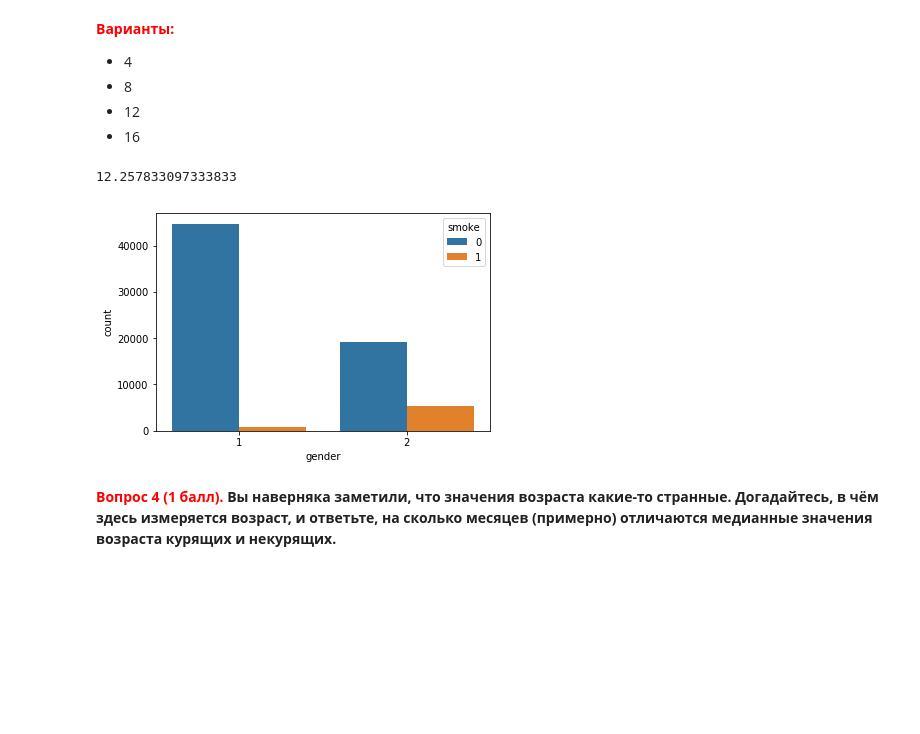
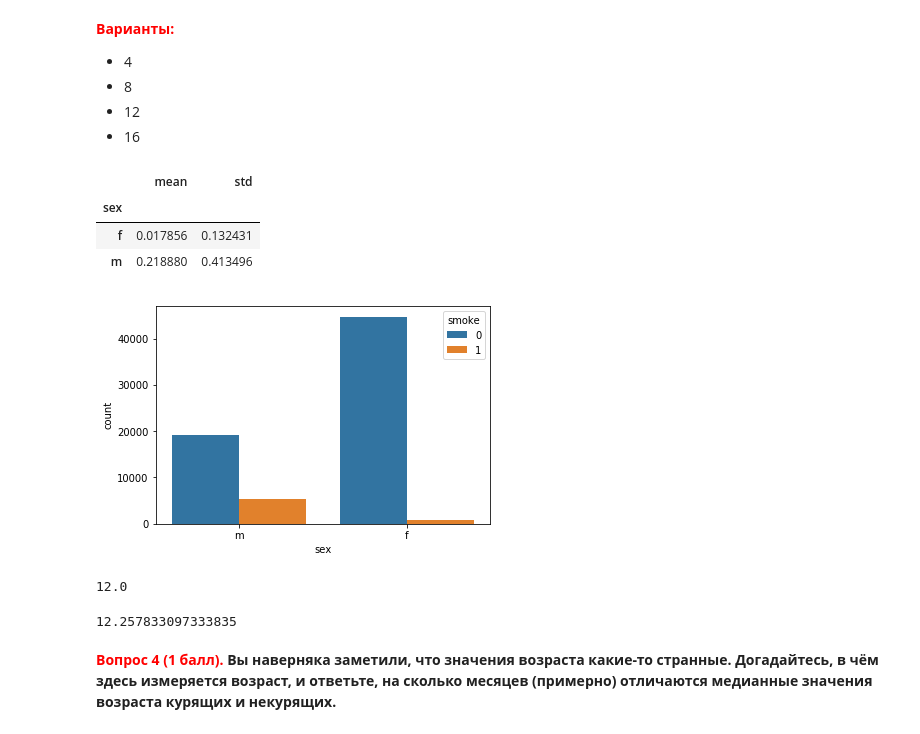
Before and after one commit to Rattenkrieg/mlcourse_open, a Jupyter notebook: jupyter_russian/homeworks/hw1_session3_data_analysis_pandas.ipynb, the cells around one changed output. Saved outputs shown, nothing was run; the diff lists cells and outputs as text; code cells hidden in the pictures; blank space fills up the shorter version.

```diff
--- a/jupyter_russian/homeworks/hw1_session3_data_analysis_pandas.ipynb
+++ b/jupyter_russian/homeworks/hw1_session3_data_analysis_pandas.ipynb
@@ -107,0 +111,5 @@ Name: gender, dtype: int64
+# %%
+df['sex'] = df['gender'].map(lambda x: 'm' if x == 2 else 'f')
+
+
+df['sex'].value_counts()
@@ -132,16 +151,26 @@ pd.crosstab(df['gender'], df['alco'], normalize=True, margins=True)
 - 12
 - 16
 # %%
-sns.countplot(x='gender', hue='smoke', data=df);
+sns.countplot(x='sex', hue='smoke', data=df);
 
 
-df[(df['gender'] == 2)]['smoke'].mean() / df[(df['gender'] == 1)]['smoke'].mean()
-
-
-df.groupby(['gender'])['smoke'].agg([np.mean, np.std])
+df.groupby(['sex'])['smoke'].agg([np.mean, np.std])
 # %% [output]
-12.257833097333833
+|  | mean | std |
+| sex |  |  |
+| f | 0.017856 | 0.132431 |
+| m | 0.218880 | 0.413496 |
-[figure, old version]
+[figure, new version]
+# %%
+round(df[(df['sex'] == 'm')]['smoke'].mean() / df[(df['sex'] == 'f')]['smoke'].mean())
+# %% [output]
+12.0
+# %%
+fsp = len(df[(df['sex'] == 'f') & df['smoke'] == 1]) * 100 / len(df[(df['sex'] == 'f')])
+msp = len(df[(df['sex'] == 'm') & df['smoke'] == 1]) * 100 / len(df[(df['sex'] == 'm')])
+msp/fsp
+# %% [output]
+12.257833097333835
 # %% [markdown]
 **<font color='red'>Вопрос 4 (1 балл).</font> Вы наверняка заметили, что значения возраста какие-то странные. Догадайтесь, в чём здесь измеряется возраст, и ответьте, на сколько месяцев (примерно) отличаются медианные значения возраста курящих и некурящих.**
 # %% [markdown]
```
Also changed, not shown: parts of 8 cells of this notebook.
